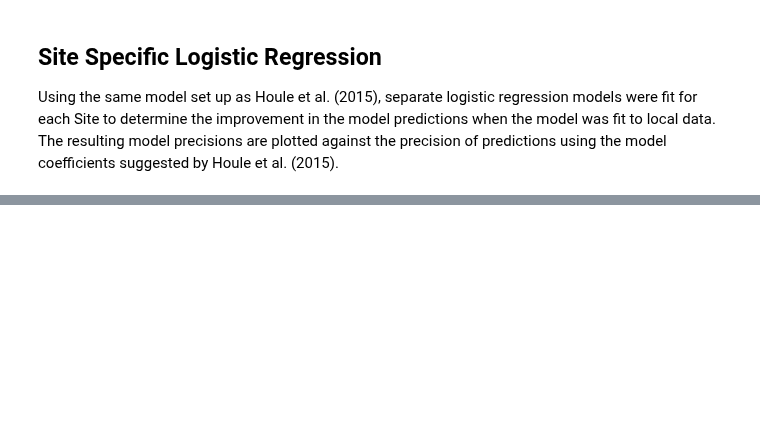
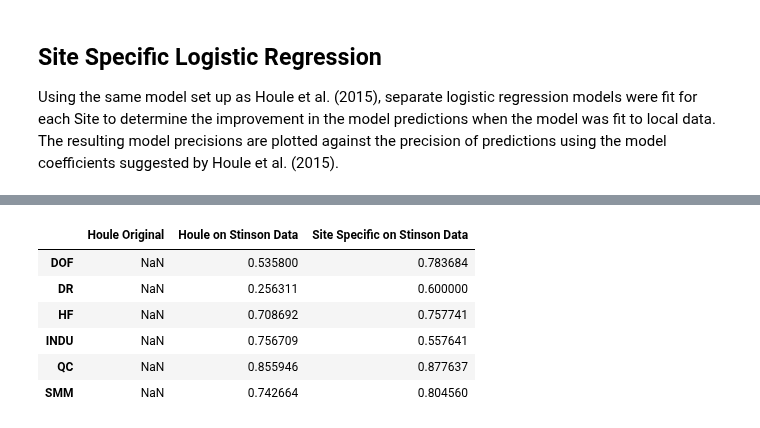
Before and after one commit to spentelow/sapflow, a Jupyter notebook: documentation/houle_analysis_comparison.ipynb, the cells around one changed output, grey strips where cells are left out. Drawn from its saved outputs; the diff is of its cells as text; code cells hidden in the pictures; blank space fills up the shorter version.

Commit message:
Add to site specific calculations/visulaizations.

```diff
--- a/documentation/houle_analysis_comparison.ipynb
+++ b/documentation/houle_analysis_comparison.ipynb
@@ -465,6 +466,7 @@ prec_0_plt.properties(width=width)
 Using the same model set up as Houle et al. (2015), separate logistic regression models were fit for each Site to determine the improvement in the model predictions when the model was fit to local data.  The resulting model precisions are plotted against the precision of predictions using the model coefficients suggested by Houle et al. (2015).
 # %%
 log_regs = dict()
+site_spec_reg_prec = pd.DataFrame(columns=LR_table.site.unique().tolist())
 for site in LR_table.site.unique():
     X = LR_table[LR_table.site==site][["F", "F2", "G"]]
     y = np.ravel(LR_table[LR_table.site==site][['Y']])
@@ -472,7 +474,7 @@ for site in LR_table.site.unique():
     X_train, X_test, y_train, y_test = train_test_split(X, y, train_size=0.8, random_state = 123, stratify = LR_table[LR_table.site==site].tap_id)
     log_regs[site] = LogisticRegression()
     log_regs[site].fit(X_train, y_train)
-    log_regs[site].score(X_train,y_train)
+    site_spec_reg_prec[site] = [precision_score(y_test, log_regs[site].predict(X_test))]
 # %%
 for site in LR_table.site.unique():
     LR_table.loc[LR_table.site==site,'Y_logreg'] = log_regs[site].predict(LR_table.loc[LR_table.site==site, ["F", "F2", "G"]])
@@ -597,0 +604,14 @@ prec_0_plt_lr.properties(width=width)
+# %%
+## ADD NEGATIVE CLASS PRECISION FOR SITE SPECIFIC
+overall_prec = pd.DataFrame(columns=['Houle Original', 'Houle on Stinson Data', 'Site Specific on Stinson Data'], index =LR_table.site.unique().tolist())
+overall_prec['Site Specific on Stinson Data'] = site_spec_reg_prec.T
+overall_prec['Houle on Stinson Data'] = LR_summary.groupby(['site']).mean().precision_1
+overall_prec
+# %% [output]
+|  | Houle Original | Houle on Stinson Data | Site Specific on Stinson Data |
+| DOF | NaN | 0.535800 | 0.783684 |
+| DR | NaN | 0.256311 | 0.600000 |
+| HF | NaN | 0.708692 | 0.757741 |
+| INDU | NaN | 0.756709 | 0.557641 |
+| QC | NaN | 0.855946 | 0.877637 |
+| SMM | NaN | 0.742664 | 0.804560 |
```
Also changed, not shown: parts of 12 cells of this notebook.
